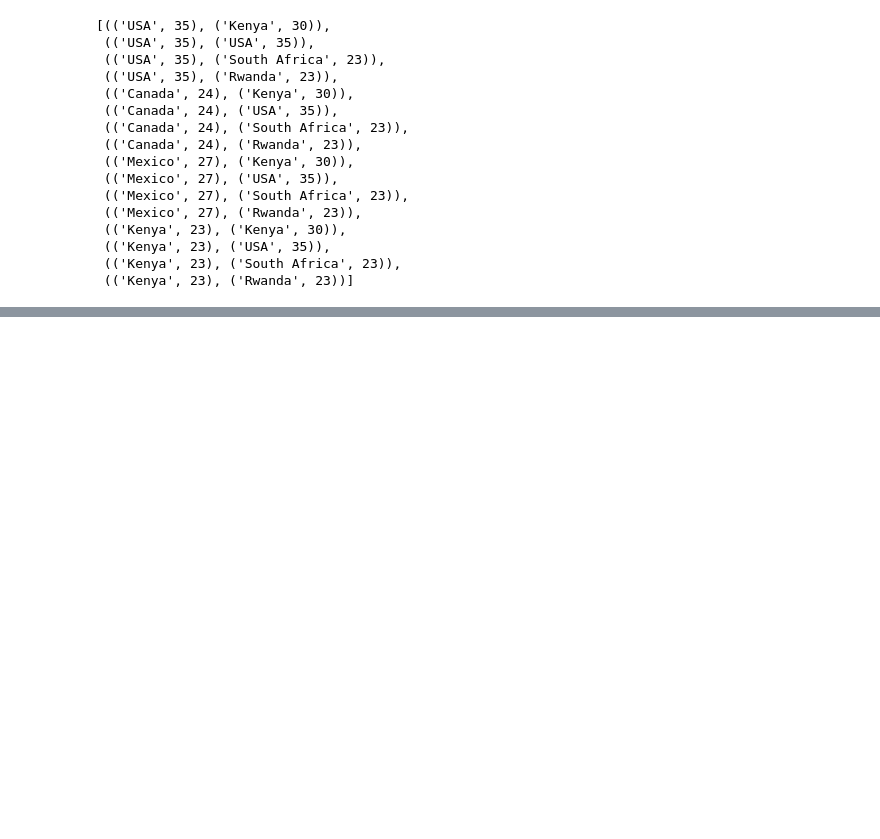
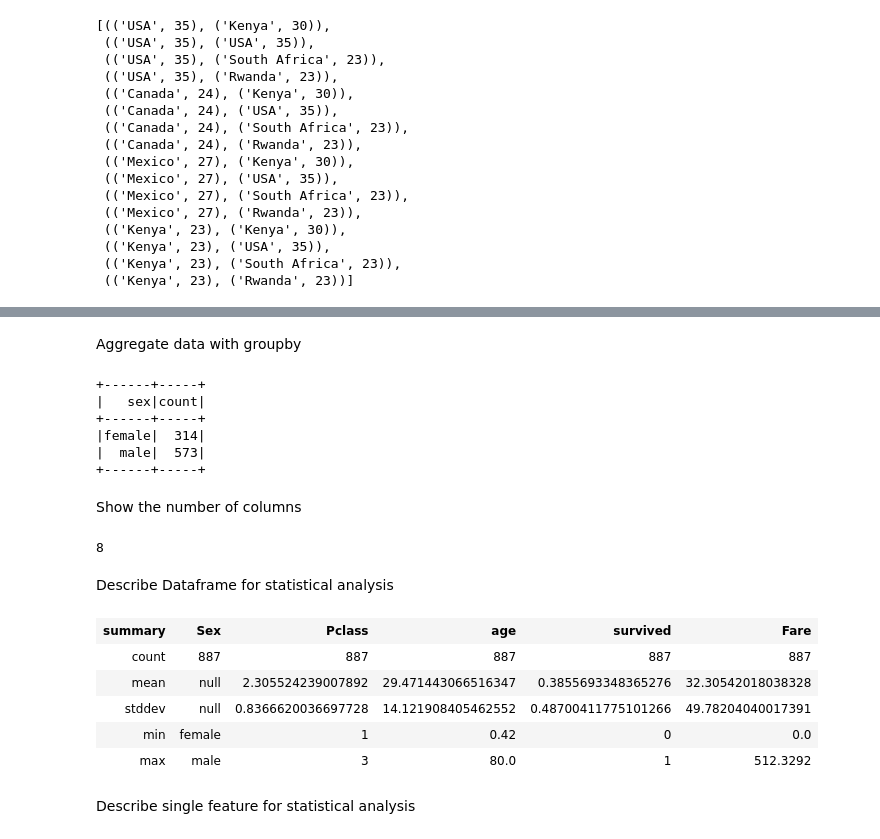
Before and after one commit to SammyOngaya/data2ml, a Jupyter notebook: spark-with-python.ipynb, the cells around one changed output, grey strips where cells are left out. Cells and saved outputs as stored; diff of their text form; code cells hidden in the pictures; blank space fills up the shorter version.

```diff
--- a/spark-with-python.ipynb
+++ b/spark-with-python.ipynb
@@ -290,0 +431,3 @@ a.cartesian(b).collect()
+# %%
+df=spark.read.csv("titanic.csv", inferSchema=True, header=True)
+df.show()
@@ -290,0 +566,30 @@ a.cartesian(b).collect()
+# %% [markdown]
+Aggregate data with groupby
+# %%
+df.select('sex').groupby('sex').count().show()
+# %% [output]
++------+-----+
+|   sex|count|
++------+-----+
+|female|  314|
+|  male|  573|
++------+-----+
+# %% [markdown]
+Show the number of columns
+# %%
+len(df.columns)
+# %% [output]
+8
+# %% [markdown]
+Describe Dataframe for statistical analysis
+# %%
+df.select('Sex','Pclass','age','survived','Fare').describe()
+# %% [output]
+| summary | Sex | Pclass | age | survived | Fare |
+| count | 887 | 887 | 887 | 887 | 887 |
+| mean | null | 2.305524239007892 | 29.471443066516347 | 0.3855693348365276 | 32.30542018038328 |
+| stddev | null | 0.8366620036697728 | 14.121908405462552 | 0.48700411775101266 | 49.78204040017391 |
+| min | female | 1 | 0.42 | 0 | 0.0 |
+| max | male | 3 | 80.0 | 1 | 512.3292 |
+# %% [markdown]
+Describe single feature for statistical analysis
```
Also changed, not shown: parts of 80 cells of this notebook, 5 other files.
